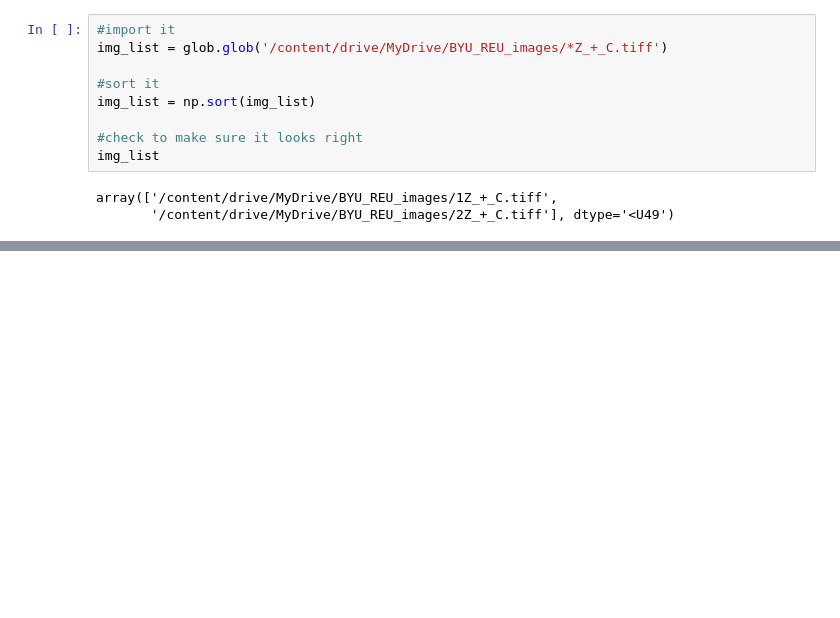
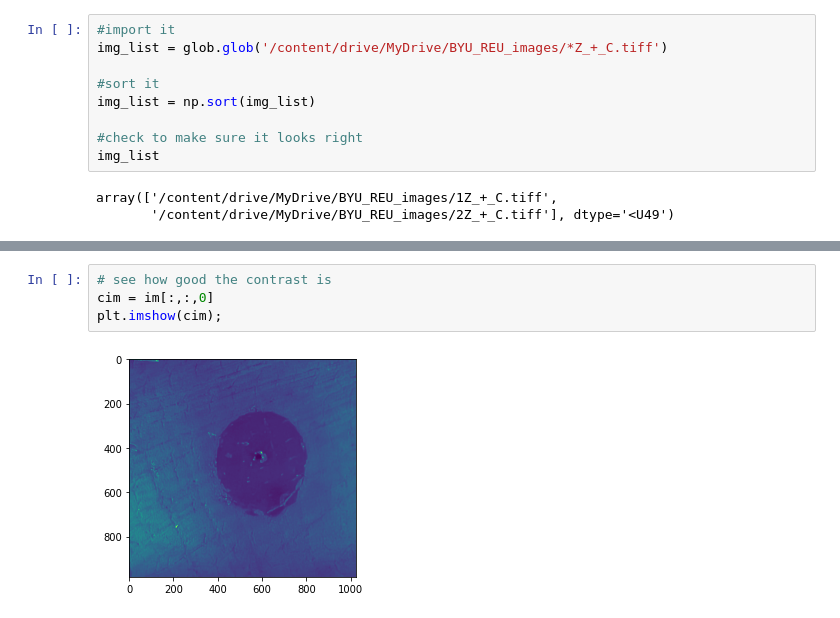
Before and after one commit to lmkelly16/BYU-REU-2022, a Jupyter notebook: ZOI_+_C.ipynb, the cells around one changed output, grey strips where cells are left out. Saved outputs shown, nothing was run; the diff lists cells and outputs as text; blank space fills up the shorter version.

```diff
--- a/ZOI_+_C.ipynb
+++ b/ZOI_+_C.ipynb
@@ -34,0 +46,6 @@ array(['/content/drive/MyDrive/BYU_REU_images/1Z_+_C.tiff',
+# %%
+# see how good the contrast is
+cim = im[:,:,0]
+plt.imshow(cim);
+# %% [output]
+[figure, added]
```
Also changed, not shown: parts of 14 cells of this notebook.
